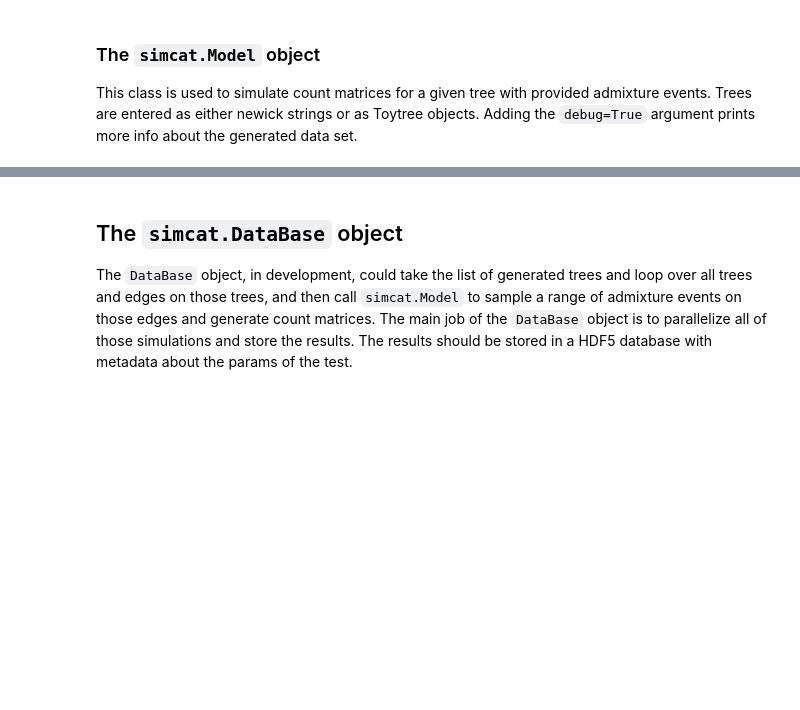
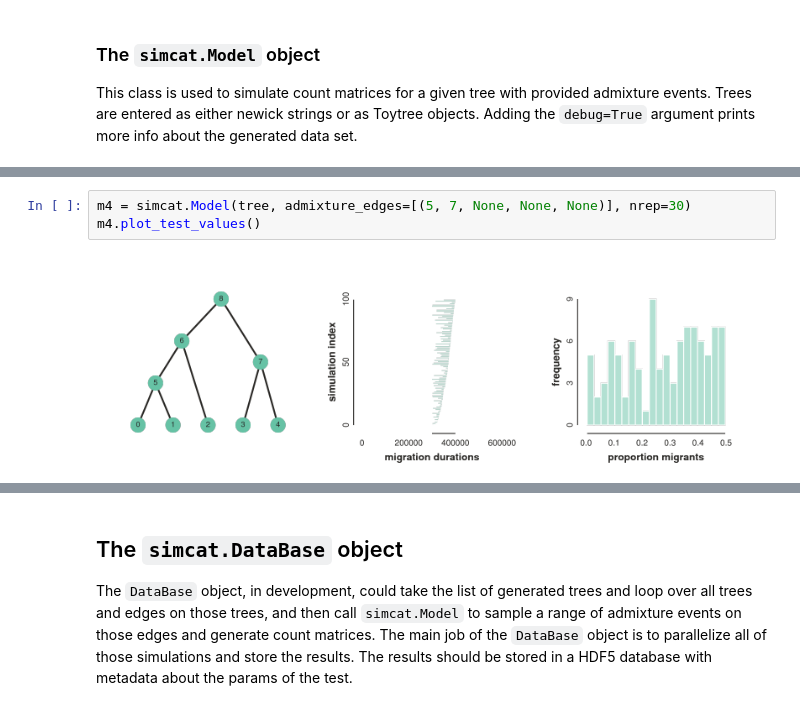
Before and after one commit to pmckenz1/intro-ml, a Jupyter notebook: notebooks/simcat-objects.ipynb, the cells around one changed output, grey strips where cells are left out. Drawn from its saved outputs; the diff is of its cells as text; blank space fills up the shorter version.

```diff
--- a/notebooks/simcat-objects.ipynb
+++ b/notebooks/simcat-objects.ipynb
@@ -125,0 +111,5 @@ for i in range(ntrees):
+# %%
+m4 = simcat.Model(tree, admixture_edges=[(5, 7, None, None, None)], nrep=30)
+m4.plot_test_values()
+# %% [output]
+[figure, added]
```
Also changed, not shown: parts of 19 cells of this notebook, 1 other file.
